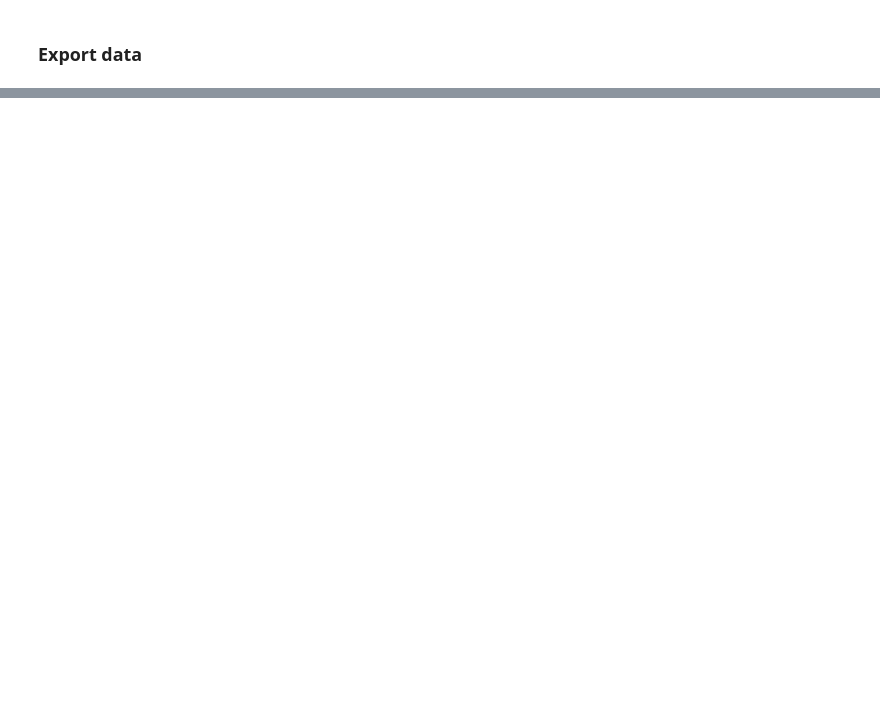
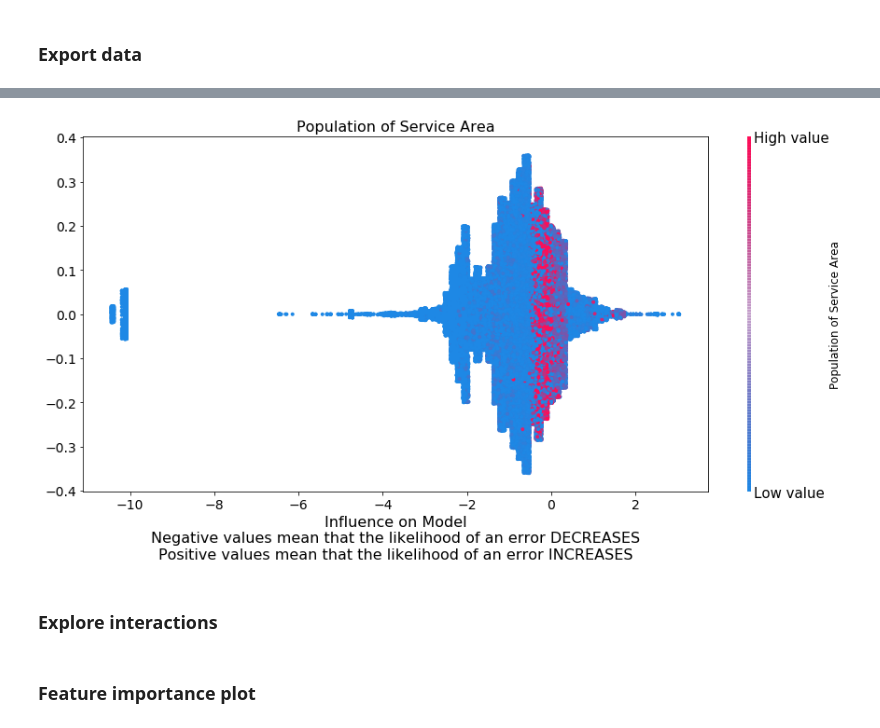
Before and after one commit to ozzysChiefDataScientist/water, a Jupyter notebook: notebooks/5_explore_model.ipynb, the cells around one changed output, grey strips where cells are left out. Drawn from its saved outputs; the diff is of its cells as text; code cells hidden in the pictures; blank space fills up the shorter version.

```diff
--- a/notebooks/5_explore_model.ipynb
+++ b/notebooks/5_explore_model.ipynb
@@ -58,0 +58,8 @@ shap.dependence_plot(
+# %%
+x =  visualize.single_shap_plot(1,shapDF,"Population of Service Area")
+plt.title("Population of Service Area")
+plt.show()
+# %% [output]
+[figure, added]
+# %% [markdown]
+### Explore interactions
@@ -58,0 +68,2 @@ shap.dependence_plot(
+# %% [markdown]
+### Feature importance plot
```
Also changed, not shown: parts of 16 cells of this notebook, 2 other files.
